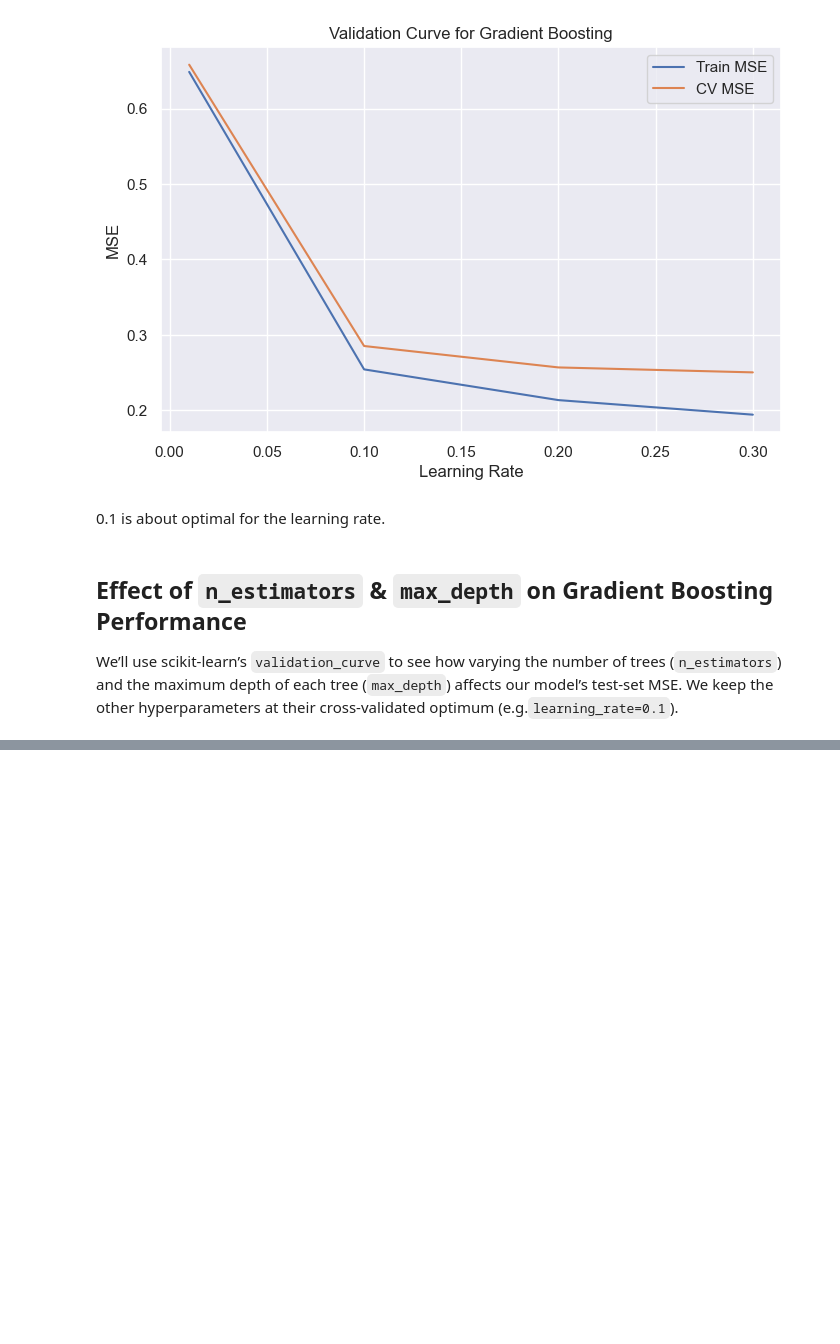
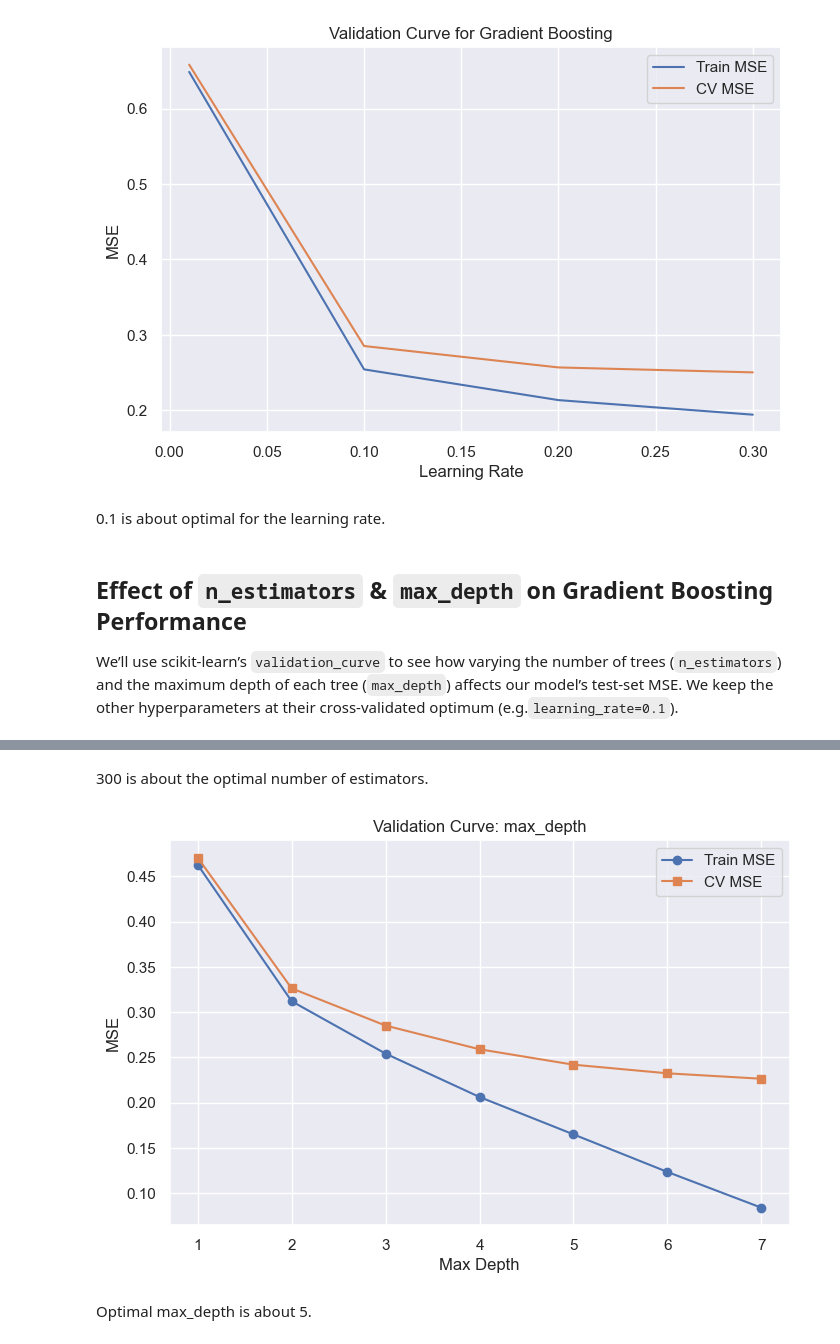
Before and after one commit to t0dd26/CMOR438-Spring-2025, a Jupyter notebook: Supervised ML/Regression/Ensemble_Boosting_Regression.ipynb, the cells around one changed output, grey strips where cells are left out. Cells and saved outputs as stored; diff of their text form; code cells hidden in the pictures; blank space fills up the shorter version.

```diff
--- a/Supervised ML/Regression/Ensemble_Boosting_Regression.ipynb
+++ b/Supervised ML/Regression/Ensemble_Boosting_Regression.ipynb
@@ -159,0 +187,31 @@ We’ll use scikit-learn’s `validation_curve` to see how varying the number of
+# %% [markdown]
+300 is about the optimal number of estimators.
+# %%
+# 2) Validation curve for max_depth
+depth_range = [1, 2, 3, 4, 5, 6, 7]
+train_scores_d, test_scores_d = validation_curve(
+    GradientBoostingRegressor(learning_rate=0.1, n_estimators=100, random_state=42),
+    X_train, y_train,
+    param_name='max_depth',
+    param_range=depth_range,
+    cv=5,
+    scoring='neg_mean_squared_error',
+    n_jobs=-1
+)
+
+train_mse_d = -train_scores_d.mean(axis=1)
+test_mse_d  = -test_scores_d.mean(axis=1)
+
+plt.figure(figsize=(8,5))
+plt.plot(depth_range, train_mse_d, marker='o', label='Train MSE')
+plt.plot(depth_range, test_mse_d,  marker='s', label='CV MSE')
+plt.xlabel('Max Depth')
+plt.ylabel('MSE')
+plt.title('Validation Curve: max_depth')
+plt.legend()
+plt.grid(True)
+plt.show()
+# %% [output]
+[figure, added]
+# %% [markdown]
+Optimal max_depth is about 5.
```
Also changed, not shown: parts of 8 cells of this notebook, 1 other file.
